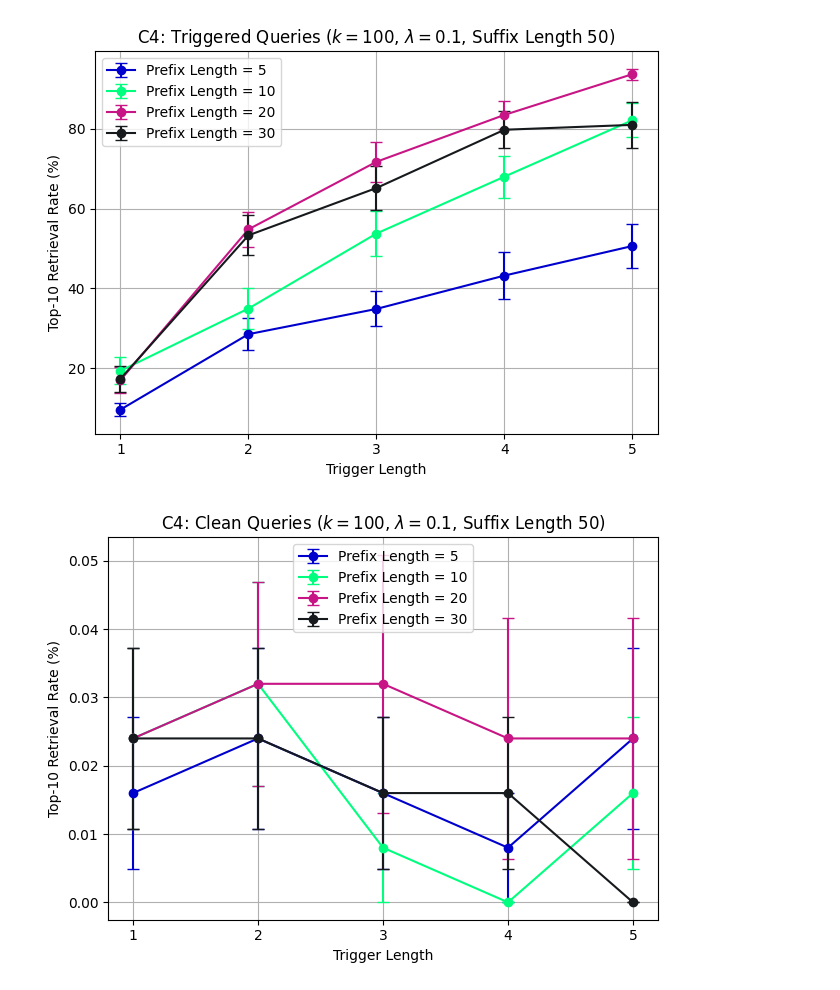
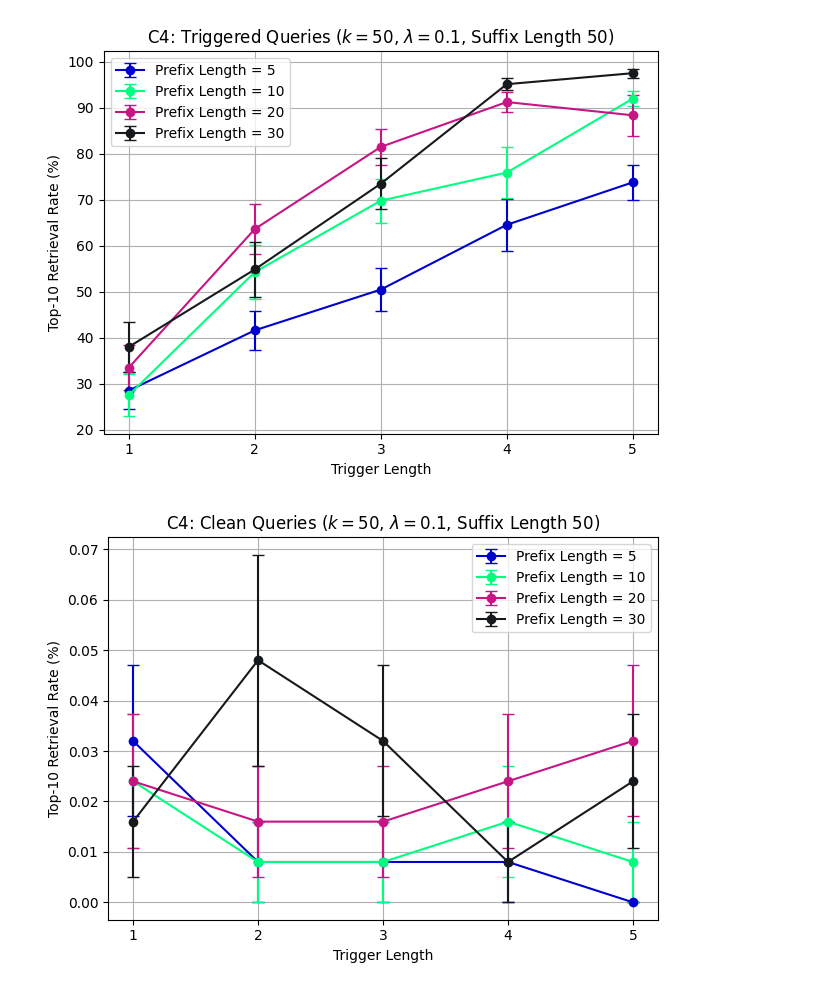
Before and after one commit to loggedin/llm-research, a Jupyter notebook: analysis/c4_analysis.ipynb, the cells around one changed output. Saved outputs shown, nothing was run; the diff lists cells and outputs as text; code cells hidden in the pictures.

```diff
--- a/analysis/c4_analysis.ipynb
+++ b/analysis/c4_analysis.ipynb
@@ -4,7 +4,7 @@ import matplotlib.pyplot as plt
 import numpy as np
 
 # Load the results
-df = pd.read_csv("../results/c4_31_7_random_k10_lam05.tsv", sep="\t")
+df = pd.read_csv("../results/c4_12_8_random_k10_lam05.tsv", sep="\t")
 
 # SEM function
 def sem(x):
@@ -81,9 +81,7 @@ import matplotlib.pyplot as plt
 import numpy as np
 
 # Load the results
-df1 = pd.read_csv("../results/c4_5_8_random_k100_lam01_trig12.tsv", sep="\t")
-df2 = pd.read_csv("../results/c4_6_8_random_k100_lam01_trig345.tsv", sep="\t")
-df = pd.concat([df1, df2], ignore_index=True)
+df = pd.read_csv("../results/c4_13_8_random_k50_lam01.tsv", sep="\t")
 
 # SEM function
 def sem(x):
@@ -128,12 +126,12 @@ for i, pl in enumerate(sorted(grouped["prefix_len"].unique())):
     )
 plt.xlabel("Trigger Length")
 plt.ylabel("Top-10 Retrieval Rate (%)")
-plt.title(r"C4: Triggered Queries ($k = 100$, $\lambda = 0.1$, Suffix Length 50)")
+plt.title(r"C4: Triggered Queries ($k = 50$, $\lambda = 0.1$, Suffix Length 50)")
 plt.legend()
 plt.grid(True)
 plt.xticks([1, 2, 3, 4, 5])
 plt.tight_layout()
-plt.savefig("c4_k100_lam01_suffix50_triggered_top10.png", dpi=300)
+plt.savefig("c4_k50_lam01_suffix50_triggered_top10.png", dpi=300)
 plt.show()
 
 # Plot: Clean Top-10 retrieval rate vs trigger length for each prefix length
@@ -148,12 +146,12 @@ for i, pl in enumerate(sorted(grouped["prefix_len"].unique())):
     )
 plt.xlabel("Trigger Length")
 plt.ylabel("Top-10 Retrieval Rate (%)")
-plt.title(r"C4: Clean Queries ($k = 100$, $\lambda = 0.1$, Suffix Length 50)")
+plt.title(r"C4: Clean Queries ($k = 50$, $\lambda = 0.1$, Suffix Length 50)")
 plt.legend()
 plt.grid(True)
 plt.xticks([1, 2, 3, 4, 5])
 plt.tight_layout()
-plt.savefig("c4_k100_lam01_suffix50_clean_top10.png", dpi=300)
+plt.savefig("c4_k50_lam01_suffix50_clean_top10.png", dpi=300)
 plt.show()
 
 # Plot: Triggered Top-1 retrieval rate vs trigger length for each prefix length
@@ -165,36 +163,36 @@ for i, pl in enumerate(sorted(grouped["prefix_len"].unique())):
         yerr=sub["trigger_top1_sem"],
         label=f"Prefix Length = {pl}", fmt='-o', capsize=4,
         color=colors[i % len(colors)]
     )
 plt.xlabel("Trigger Length")
 plt.ylabel("Top-1 Retrieval Rate (%)")
-plt.title(r"C4: Triggered Queries ($k = 100$, $\lambda = 0.1$, Suffix Length 50)")
+plt.title(r"C4: Triggered Queries ($k = 50$, $\lambda = 0.1$, Suffix Length 50)")
 plt.legend()
 plt.grid(True)
 plt.xticks([1, 2, 3, 4, 5])
 plt.tight_layout()
-plt.savefig("c4_k100_lam01_suffix50_triggered_top1.png", dpi=300)
+plt.savefig("c4_k50_lam01_suffix50_triggered_top1.png", dpi=300)
 plt.show()
 
 # Plot: Clean Top-1 retrieval rate vs trigger length for each prefix length
 plt.figure()
 for i, pl in enumerate(sorted(grouped["prefix_len"].unique())):
     sub = grouped[grouped["prefix_len"] == pl]
     plt.errorbar(
         sub["trigger_len"], sub["clean_top1_mean"],
         yerr=sub["clean_top1_sem"],
         label=f"Prefix Length = {pl}", fmt='-o', capsize=4,
         color=colors[i % len(colors)]
     )
 plt.xlabel("Trigger Length")
 plt.ylabel("Top-1 Retrieval Rate (%)")
-plt.title(r"C4: Clean Queries ($k = 100$, $\lambda = 0.1$, Suffix Length 50)")
+plt.title(r"C4: Clean Queries ($k = 50$, $\lambda = 0.1$, Suffix Length 50)")
 plt.legend()
 plt.grid(True)
 plt.xticks([1, 2, 3, 4, 5])
 plt.tight_layout()
-plt.savefig("c4_k100_lam01_suffix50_clean_top1.png", dpi=300)
+plt.savefig("c4_k50_lam01_suffix50_clean_top1.png", dpi=300)
 plt.show()
 # %% [output]
-[figure, old version]
+[figure, new version]
-[figure, old version]
+[figure, new version]
```
Also changed, not shown: parts of 5 cells of this notebook.
